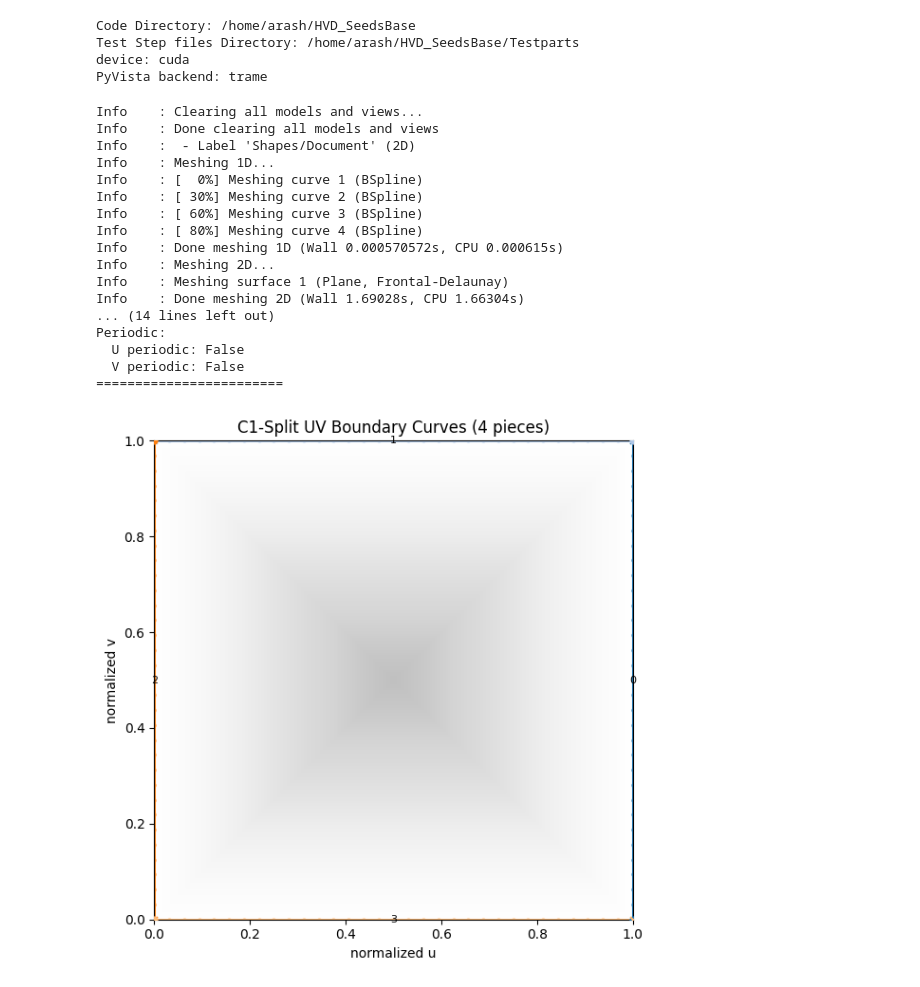
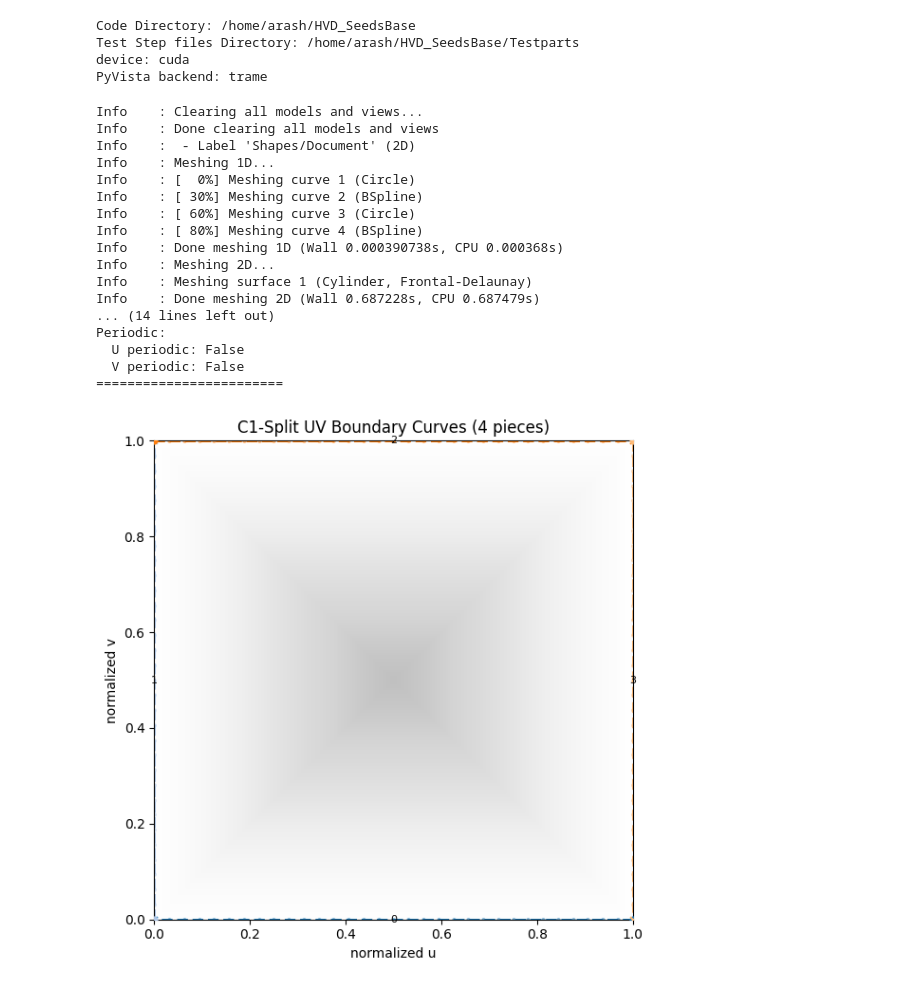
Before and after one commit to ArashARM/HVD_Hybrid, a Jupyter notebook: Main.ipynb, the cells around one changed output. Cells and saved outputs as stored; diff of their text form; code cells hidden in the pictures.

```diff
--- a/Main.ipynb
+++ b/Main.ipynb
@@ -134,12 +134,12 @@ FreeSharp2 = TesPartsDir / "FreeSharp2.stp"
 SeatBr = TesPartsDir / "SeatBr.stp"
 MouseBot = TesPartsDir / "MouseBot.stp"
 
-shape_path = Planar
+shape_path = CircularSurf1
 
 Face_Cad = CADTensorGenerator(
     device=device,
     seed_domain_mask_res=512,
-    mesh_size_scale = 0.2,
+    mesh_size_scale = 0.3,
 )
 
 cad_domain, face_mesh = Face_Cad.generate_from_file(shape_path)
@@ -170,36 +170,36 @@ plotter.add_mesh(
 plotter.show()
 
 # --------------------------------------------------
 # Visualize actual Gmsh triangular surface mesh
 # --------------------------------------------------
 
 points = face_mesh["points_xyz"].detach().cpu().numpy()
 faces = face_mesh["pv_faces"].detach().cpu().numpy()
 
 mesh = pv.PolyData(points, faces)
 
 plotter = pv.Plotter()
 plotter.add_mesh(
     mesh,
     show_edges=True,
 )
 plotter.show()
 # %% [output]
 Info    : Clearing all models and views...
 Info    : Done clearing all models and views
 Info    :  - Label 'Shapes/Document' (2D)
 Info    : Meshing 1D...
-Info    : [  0%] Meshing curve 1 (BSpline)
+Info    : [  0%] Meshing curve 1 (Circle)
 Info    : [ 30%] Meshing curve 2 (BSpline)
-Info    : [ 60%] Meshing curve 3 (BSpline)
+Info    : [ 60%] Meshing curve 3 (Circle)
 Info    : [ 80%] Meshing curve 4 (BSpline)
-Info    : Done meshing 1D (Wall 0.000570572s, CPU 0.000615s)
+Info    : Done meshing 1D (Wall 0.000390738s, CPU 0.000368s)
 Info    : Meshing 2D...
-Info    : Meshing surface 1 (Plane, Frontal-Delaunay)
-Info    : Done meshing 2D (Wall 1.69028s, CPU 1.66304s)
+Info    : Meshing surface 1 (Cylinder, Frontal-Delaunay)
+Info    : Done meshing 2D (Wall 0.687228s, CPU 0.687479s)
 ... (14 lines left out)
 Periodic:
   U periodic: False
   V periodic: False
 ========================
-[figure, old version]
+[figure, new version]
```
Also changed, not shown: parts of 8 cells of this notebook.
